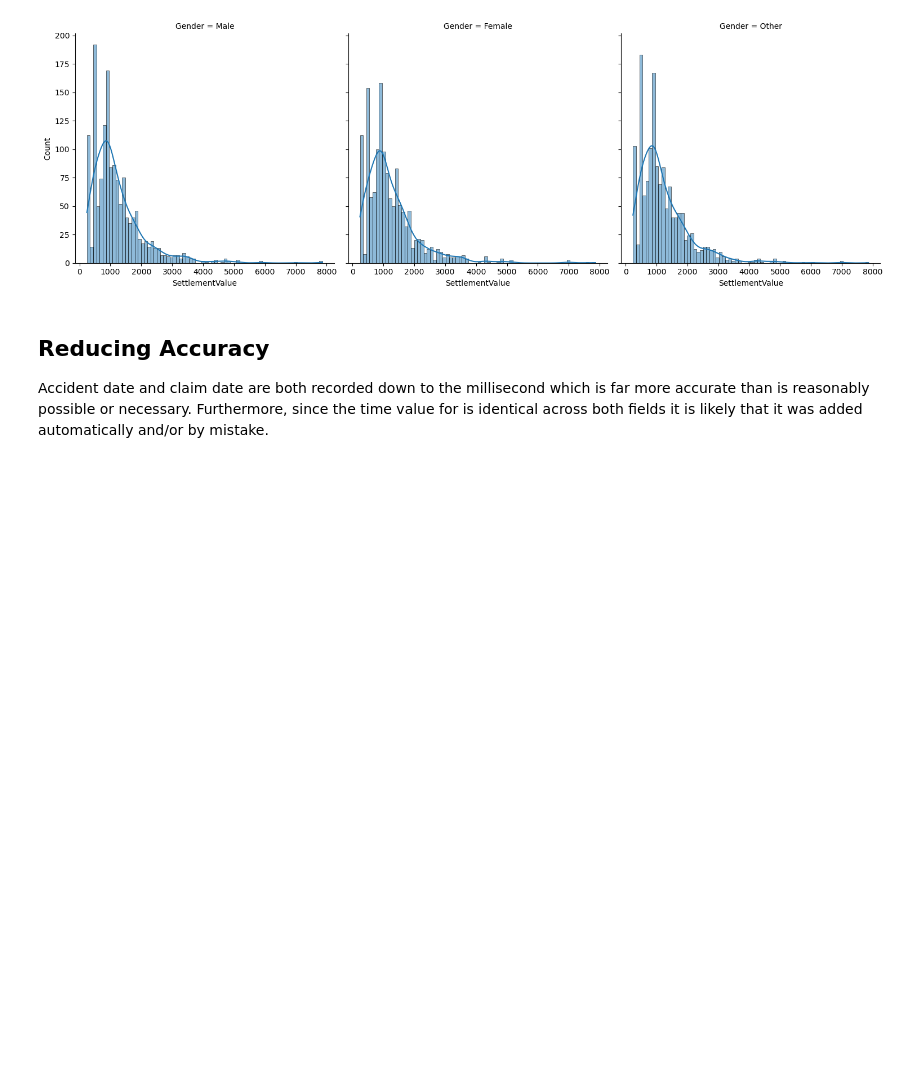
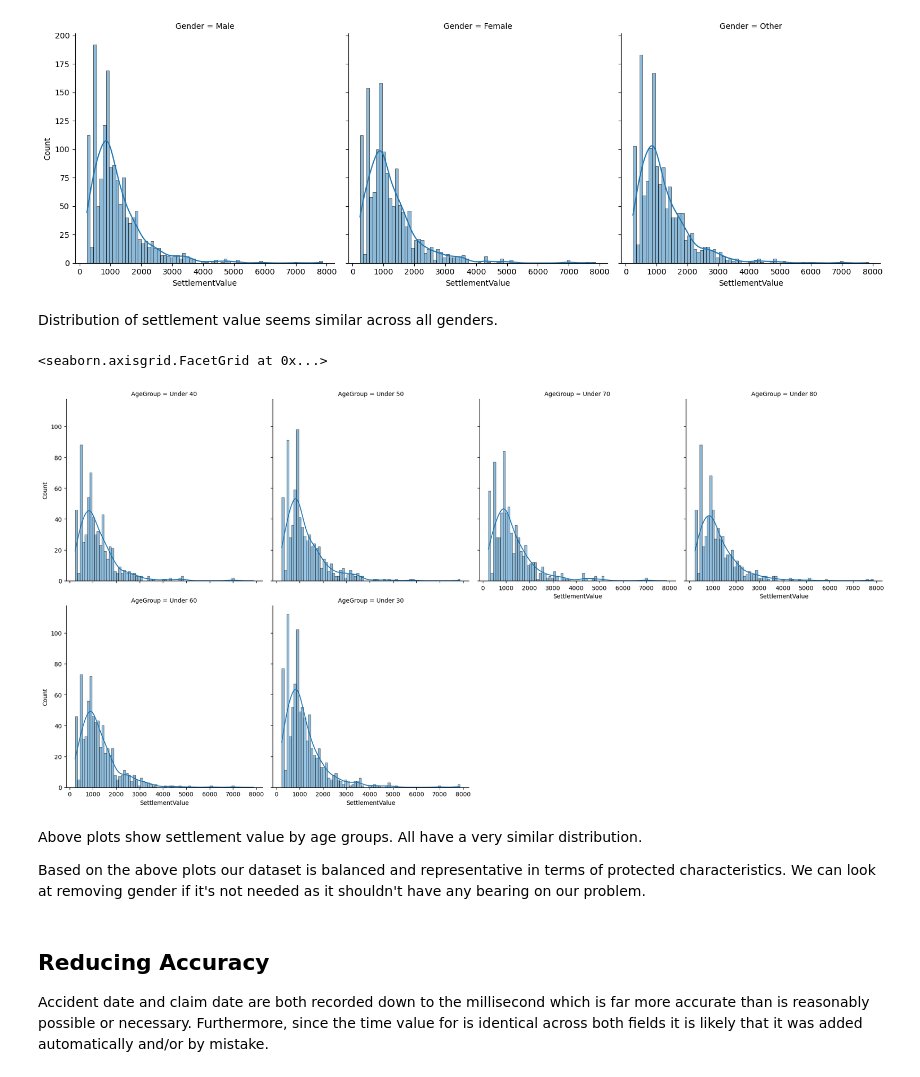
Before and after one commit to charclayt/headlights, a Jupyter notebook: dataset/Preprocess.ipynb, the cells around one changed output. Cells and saved outputs as stored; diff of their text form; code cells hidden in the pictures; blank space fills up the shorter version.

Commit message:
more plots

```diff
--- a/dataset/Preprocess.ipynb
+++ b/dataset/Preprocess.ipynb
@@ -139,6 +140,35 @@ sns.displot(data=claimData, x="SettlementValue", col="Gender", kde=True, col_wra
 # %% [output]
 <seaborn.axisgrid.FacetGrid at 0x...>
 [figure]
+# %% [markdown]
+Distribution of settlement value seems similar across all genders.
+# %%
+def age_group(age):
+    if age <= 30:
+        return "Under 30"
+    if age <= 40:
+        return "Under 40"
+    if age <= 50:
+        return "Under 50"
+    if age <= 60:
+        return "Under 60"
+    if age <= 70:
+        return "Under 70"
+    if age <= 80:
+        return "Under 80"
+
+age_df = claimData[["Driver Age", "SettlementValue"]].copy()
+
+age_df["AgeGroup"] = age_df['Driver Age'].apply(age_group)
+
+sns.displot(data=age_df, x="SettlementValue", col="AgeGroup", kde=True, col_wrap=4)
+# %% [output]
+<seaborn.axisgrid.FacetGrid at 0x...>
+[figure, added]
+# %% [markdown]
+Above plots show settlement value by age groups. All have a very similar distribution.
+
+Based on the above plots our dataset is balanced and representative in terms of protected characteristics. We can look at removing gender if it's not needed as it shouldn't have any bearing on our problem.
 # %% [markdown]
 ## Reducing Accuracy
 
```
Also changed, not shown: parts of 3 cells of this notebook.
